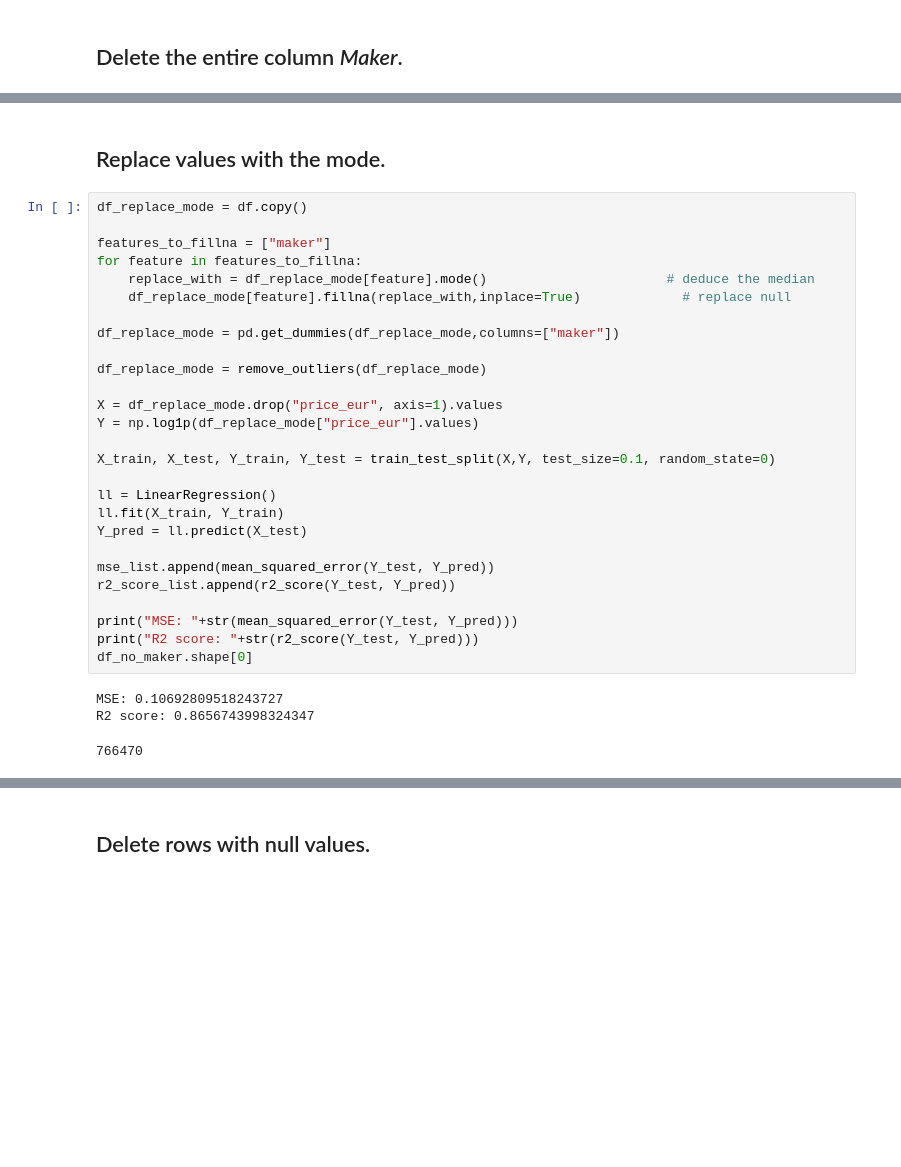
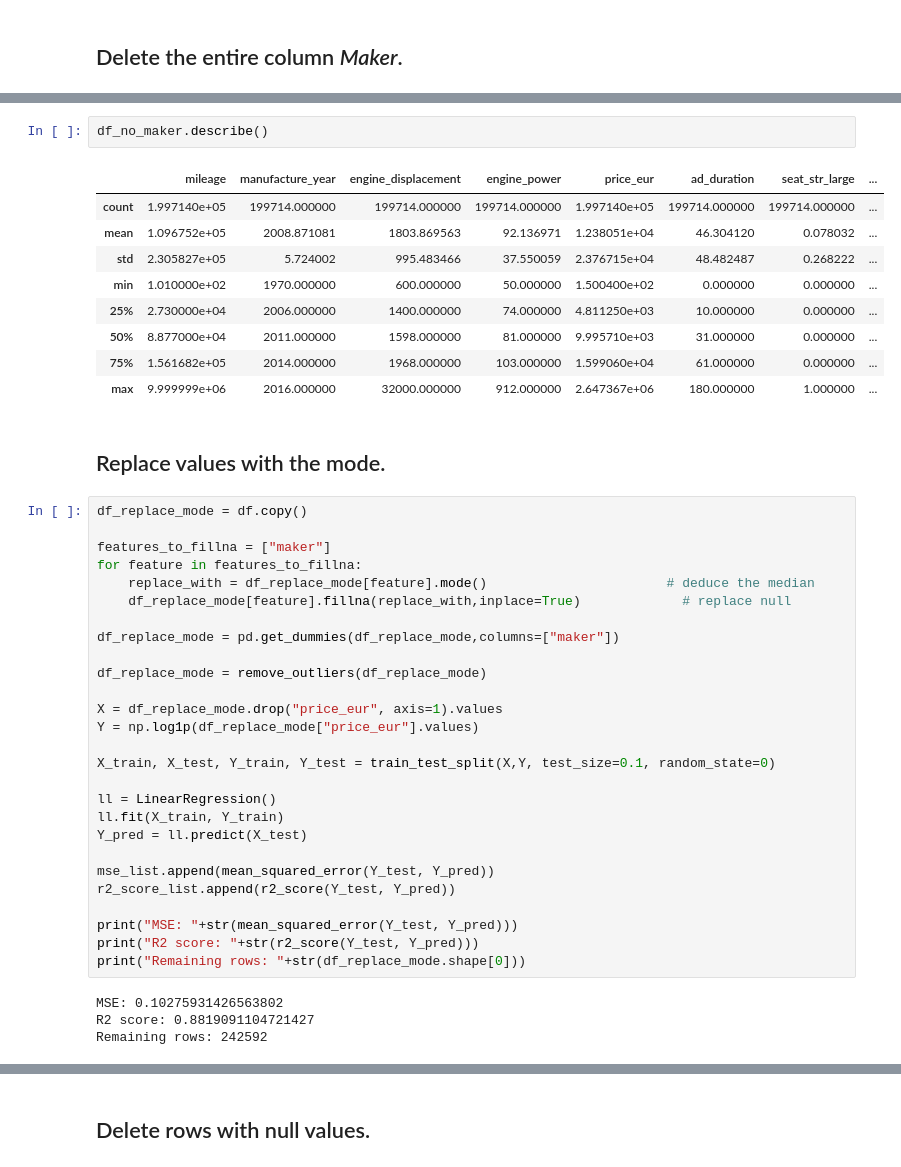
Before and after one commit to daniele-salerno/Handle-missing-values-in-Categorical-Features, a Jupyter notebook: Handle missing values in Categorical Features/Handle-missing-values-in-Categorical-Features.ipynb, the cells around one changed output, grey strips where cells are left out. Drawn from its saved outputs; the diff is of its cells as text; blank space fills up the shorter version.

```diff
--- a/Handle missing values in Categorical Features/Handle-missing-values-in-Categorical-Features.ipynb
+++ b/Handle missing values in Categorical Features/Handle-missing-values-in-Categorical-Features.ipynb
@@ -268,3 +268,15 @@ actual_predicted.plot.scatter(x="actual", y="predicted")
+# %%
+df_no_maker.describe()
+# %% [output]
+|  | mileage | manufacture_year | engine_displacement | engine_power | price_eur | ad_duration | seat_str_large | ... |
+| count | 1.997140e+05 | 199714.000000 | 199714.000000 | 199714.000000 | 1.997140e+05 | 199714.000000 | 199714.000000 | ... |
+| mean | 1.096752e+05 | 2008.871081 | 1803.869563 | 92.136971 | 1.238051e+04 | 46.304120 | 0.078032 | ... |
+| std | 2.305827e+05 | 5.724002 | 995.483466 | 37.550059 | 2.376715e+04 | 48.482487 | 0.268222 | ... |
+| min | 1.010000e+02 | 1970.000000 | 600.000000 | 50.000000 | 1.500400e+02 | 0.000000 | 0.000000 | ... |
+| 25% | 2.730000e+04 | 2006.000000 | 1400.000000 | 74.000000 | 4.811250e+03 | 10.000000 | 0.000000 | ... |
+| 50% | 8.877000e+04 | 2011.000000 | 1598.000000 | 81.000000 | 9.995710e+03 | 31.000000 | 0.000000 | ... |
+| 75% | 1.561682e+05 | 2014.000000 | 1968.000000 | 103.000000 | 1.599060e+04 | 61.000000 | 0.000000 | ... |
+| max | 9.999999e+06 | 2016.000000 | 32000.000000 | 912.000000 | 2.647367e+06 | 180.000000 | 1.000000 | ... |
 # %% [markdown]
 ## Replace values with the mode.
 # %%
@@ -293,11 +305,11 @@ r2_score_list.append(r2_score(Y_test, Y_pred))
 
 print("MSE: "+str(mean_squared_error(Y_test, Y_pred)))
 print("R2 score: "+str(r2_score(Y_test, Y_pred)))
-df_no_maker.shape[0]
+print("Remaining rows: "+str(df_replace_mode.shape[0]))
 # %% [output]
-MSE: 0.10692809518243727
-R2 score: 0.8656743998324347
+MSE: 0.10275931426563802
+R2 score: 0.8819091104721427
+Remaining rows: 242592
-766470
 # %%
 actual_predicted = pd.DataFrame({"predicted": Y_pred,
                                   "actual": Y_test})
```
Also changed, not shown: parts of 17 cells of this notebook, 1 other file.
